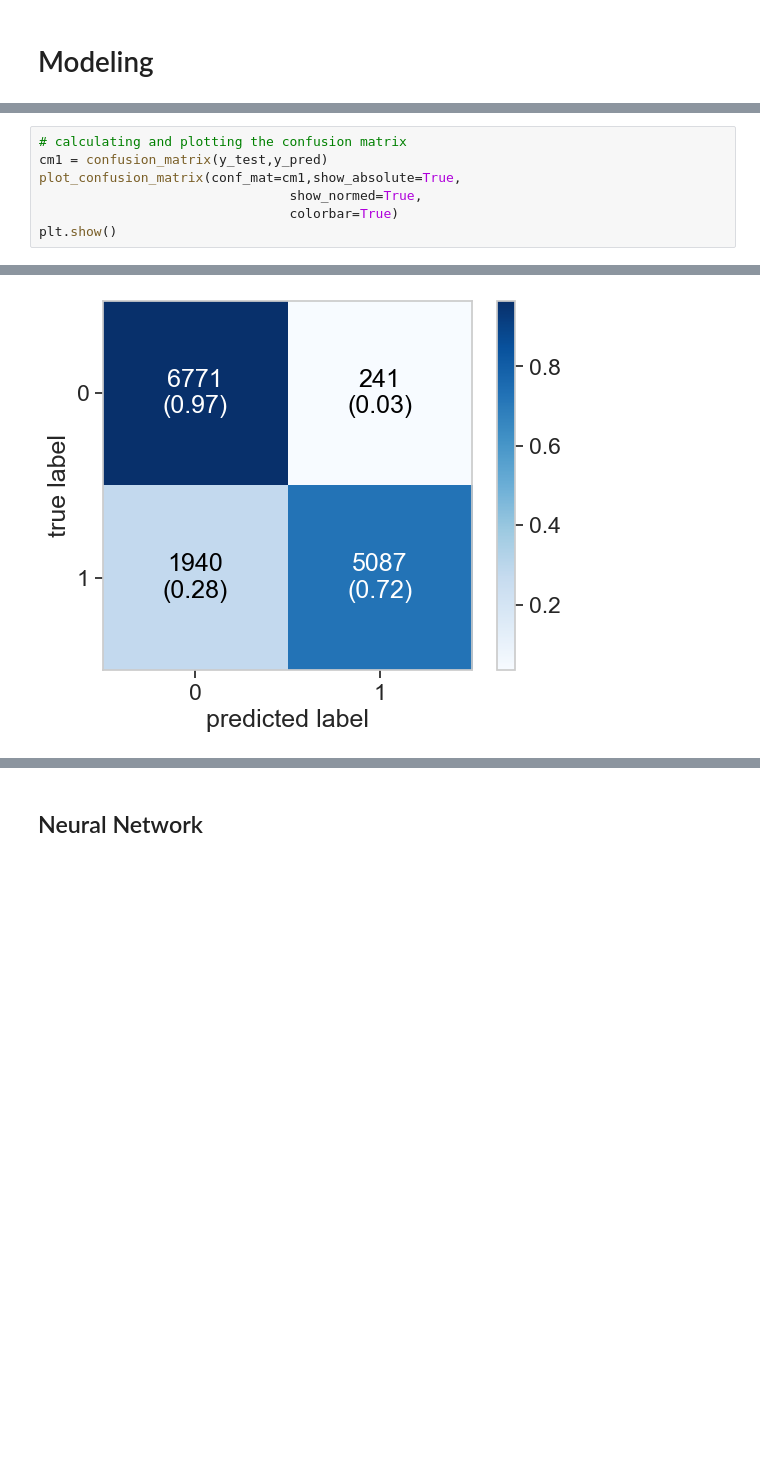
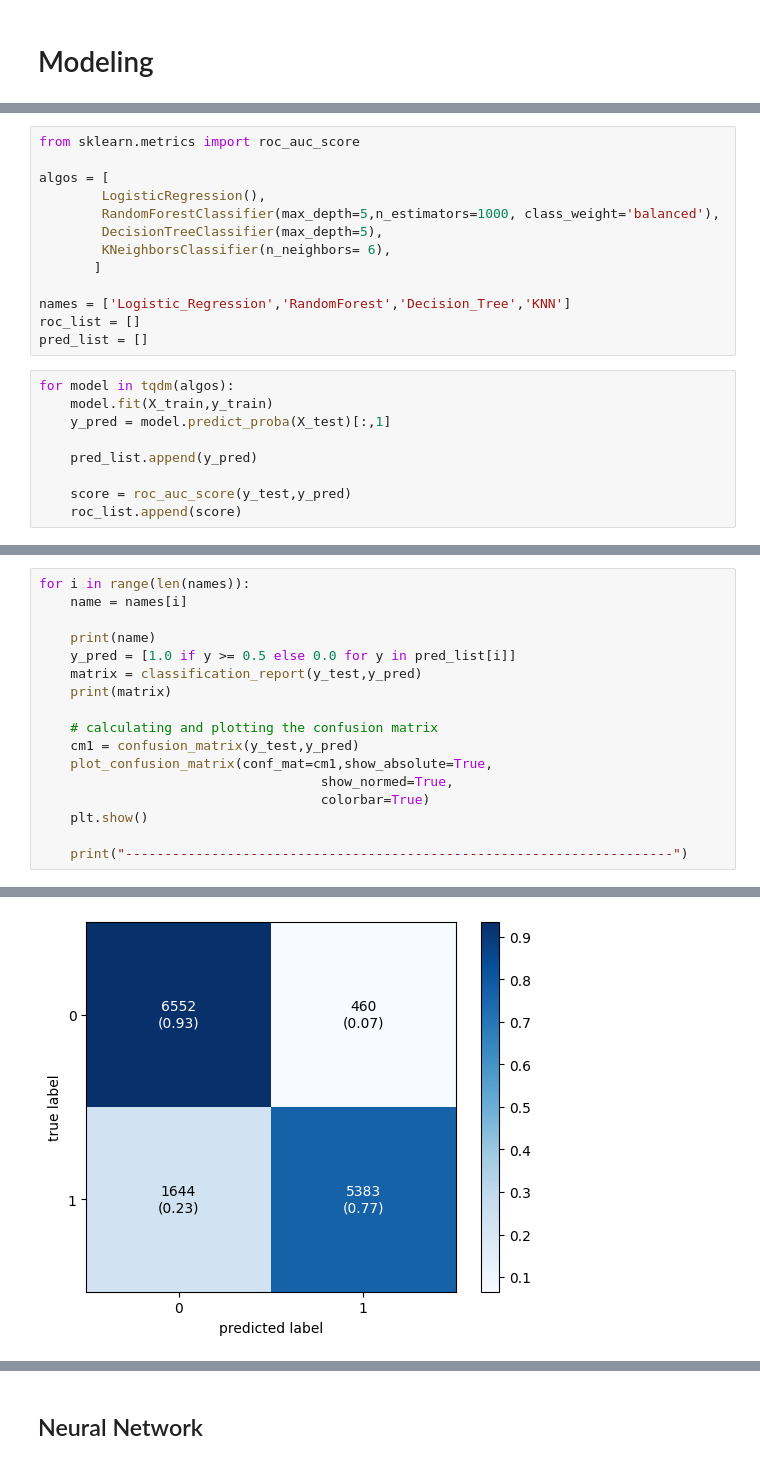
Before and after one commit to LaiVietAnh/Diabetes-Health-Indicators, a Jupyter notebook: diabetes.ipynb, the cells around one changed output, grey strips where cells are left out. Cells and saved outputs as stored; diff of their text form; blank space fills up the shorter version.

```diff
--- a/diabetes.ipynb
+++ b/diabetes.ipynb
@@ -223,0 +202,22 @@ weighted avg       0.86      0.85      0.85     14039
+# %%
+from sklearn.metrics import roc_auc_score
+
+algos = [
+        LogisticRegression(),
+        RandomForestClassifier(max_depth=5,n_estimators=1000, class_weight='balanced'),
+        DecisionTreeClassifier(max_depth=5),
+        KNeighborsClassifier(n_neighbors= 6),
+       ]
+
+names = ['Logistic_Regression','RandomForest','Decision_Tree','KNN']
+roc_list = []
+pred_list = []
+# %%
+for model in tqdm(algos):
+    model.fit(X_train,y_train)
+    y_pred = model.predict_proba(X_test)[:,1]
+
+    pred_list.append(y_pred)
+
+    score = roc_auc_score(y_test,y_pred)
+    roc_list.append(score)
@@ -224,8 +235,18 @@ weighted avg       0.86      0.85      0.85     14039
 # %%
-# calculating and plotting the confusion matrix
-cm1 = confusion_matrix(y_test,y_pred)
-plot_confusion_matrix(conf_mat=cm1,show_absolute=True,
-                                show_normed=True,
-                                colorbar=True)
-plt.show()
+for i in range(len(names)):
+    name = names[i]
+
+    print(name)
+    y_pred = [1.0 if y >= 0.5 else 0.0 for y in pred_list[i]]
+    matrix = classification_report(y_test,y_pred)
+    print(matrix)
+
+    # calculating and plotting the confusion matrix
+    cm1 = confusion_matrix(y_test,y_pred)
+    plot_confusion_matrix(conf_mat=cm1,show_absolute=True,
+                                    show_normed=True,
+                                    colorbar=True)
+    plt.show()
+
+    print("----------------------------------------------------------------------")
 # %% [output]
@@ -232 +262 @@ plt.show()
-[figure, old version]
+[figure, new version]
```
Also changed, not shown: parts of 50 cells of this notebook.
